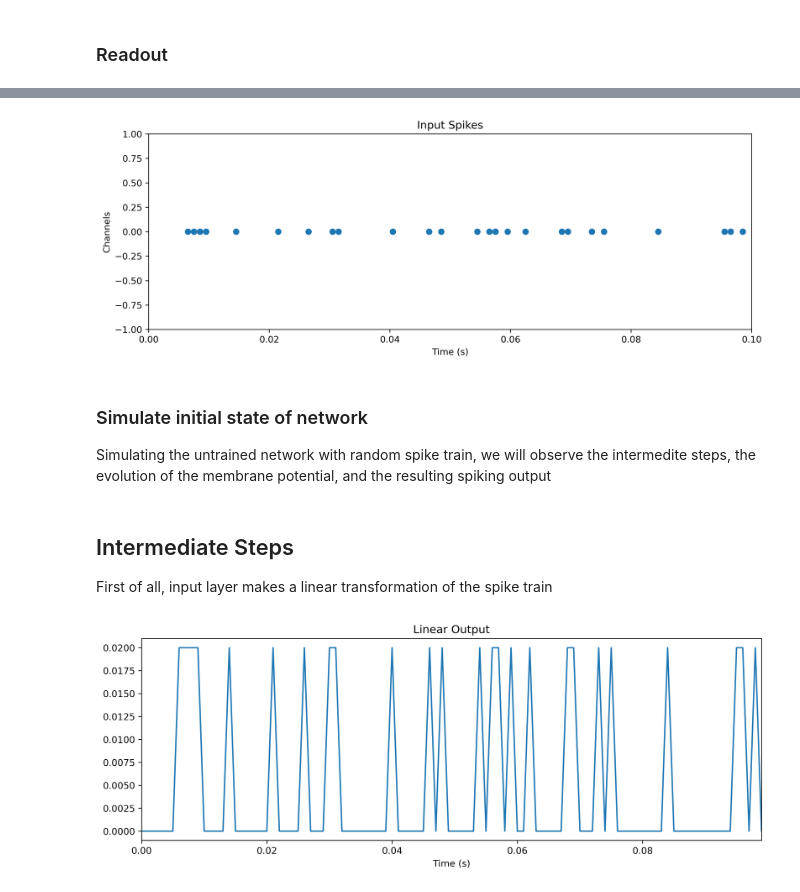
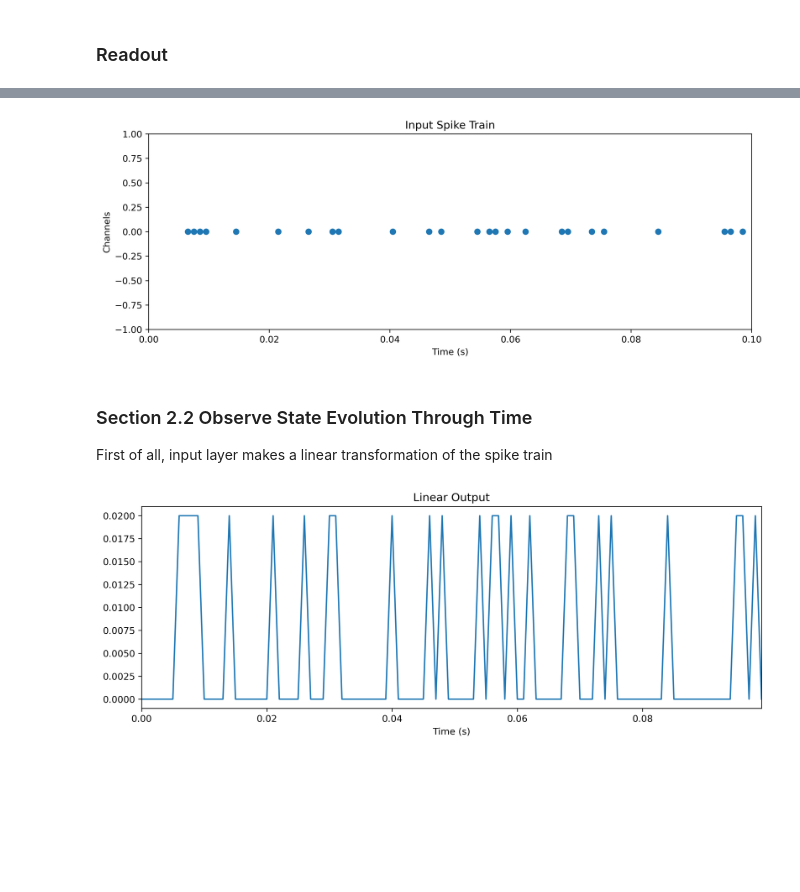
Before and after one commit to synsense/snn-workshop-amld-2022, a Jupyter notebook: 3. Training SNNs from scracth/training_snn_rate.ipynb, the cells around one changed output, grey strips where cells are left out. Drawn from its saved outputs; the diff is of its cells as text; code cells hidden in the pictures; blank space fills up the shorter version.

Commit message:
Section 1 organized

```diff
--- a/3. Training SNNs from scracth/training_snn_rate.ipynb
+++ b/3. Training SNNs from scracth/training_snn_rate.ipynb
@@ -166,10 +168,6 @@ In order to investigate the behaivor of the neuron, a poisson spike train is gen
 # %%
 spike_ts = poisson_spike_train(duration=100e-3, rate=200.0, dt=dt, seed=2022)
-plot_raster(spike_ts, "Input Spikes", dt)
+plot_raster(spike_ts, "Input Spike Train", dt)
 # %% [output]
-[figure, old version]
+[figure, new version]
-# %% [markdown]
-### Simulate initial state of network
-
-Simulating the untrained network with random spike train, we will observe the intermedite steps, the evolution of the membrane potential, and the resulting spiking output
 # %%
@@ -178,5 +179,5 @@ rate_out, state, record_dict = model(spike_ts, record = True)
 # %% [markdown]
-## Intermediate Steps
+### Section 2.2 Observe State Evolution Through Time
 
 First of all, input layer makes a linear transformation of the spike train
 # %%
```
Also changed, not shown: parts of 13 cells of this notebook.
